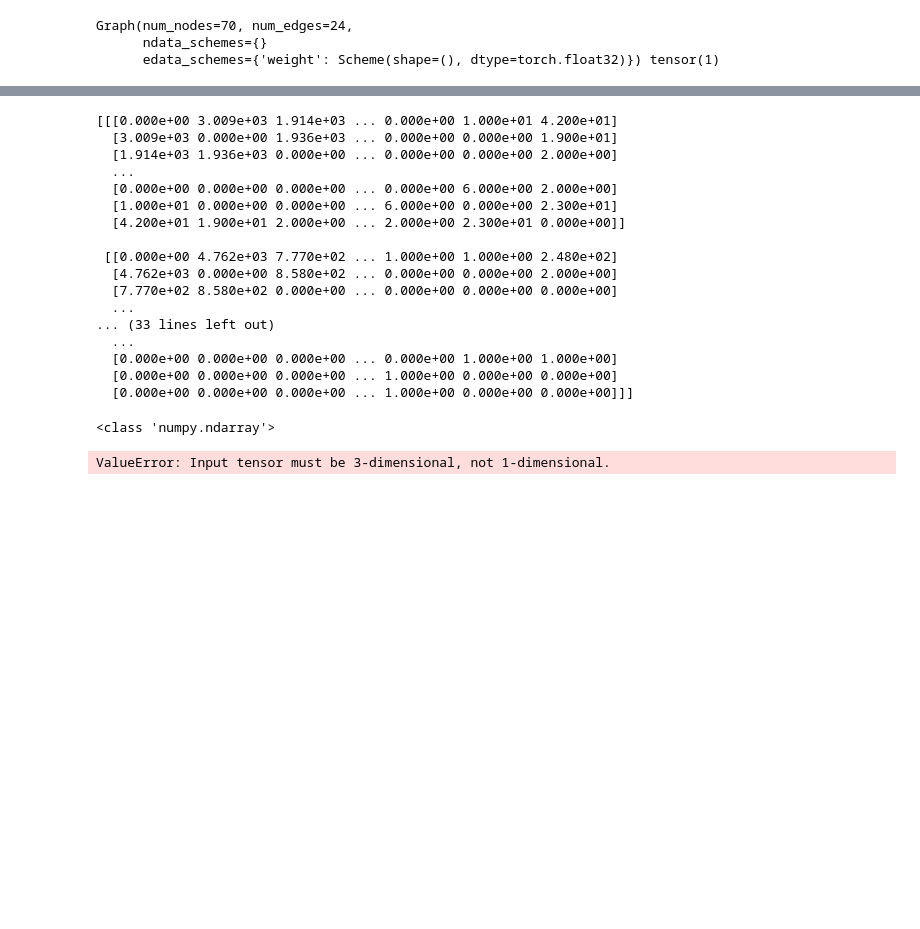
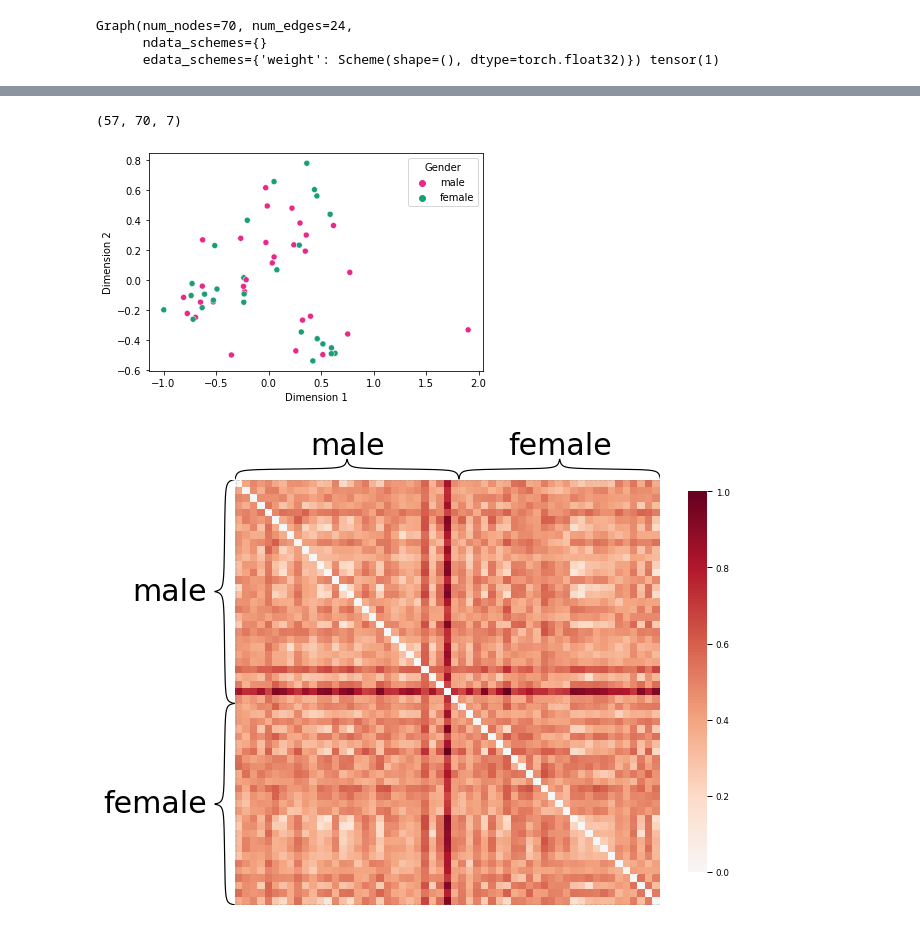
Before and after one commit to NeuroDataDesign/hyppo-2021-2022, a Jupyter notebook: Yingheng_Wang/simulation_BNU1.ipynb, the cells around one changed output, grey strips where cells are left out. Cells and saved outputs as stored; diff of their text form; code cells hidden in the pictures; blank space fills up the shorter version.

```diff
--- a/Yingheng_Wang/simulation_BNU1.ipynb
+++ b/Yingheng_Wang/simulation_BNU1.ipynb
@@ -150,45 +135,3 @@ ValueError: all input arrays must have the same shape
-# %%
-from graspologic.datasets import load_mice
-
-# Load the full mouse dataset
-mice = load_mice()
-
-# Stack all adjacency matrices in a 3D numpy array
-graphs = np.array(mice.graphs)
-
-# Get sample parameters
-n_subjects = mice.meta["n_subjects"]
-n_vertices = mice.meta["n_vertices"]
-
-# Split the set of graphs by genotype
-btbr = graphs[mice.labels == "BTBR"]
-b6 = graphs[mice.labels == "B6"]
-cast = graphs[mice.labels == "CAST"]
-dba2 = graphs[mice.labels == "DBA2"]
-
-connectomes = [btbr, b6, cast, dba2]
-# %% [output]
-[[[0.000e+00 3.009e+03 1.914e+03 ... 0.000e+00 1.000e+01 4.200e+01]
-  [3.009e+03 0.000e+00 1.936e+03 ... 0.000e+00 0.000e+00 1.900e+01]
-  [1.914e+03 1.936e+03 0.000e+00 ... 0.000e+00 0.000e+00 2.000e+00]
-  ...
-  [0.000e+00 0.000e+00 0.000e+00 ... 0.000e+00 6.000e+00 2.000e+00]
-  [1.000e+01 0.000e+00 0.000e+00 ... 6.000e+00 0.000e+00 2.300e+01]
-  [4.200e+01 1.900e+01 2.000e+00 ... 2.000e+00 2.300e+01 0.000e+00]]
-
- [[0.000e+00 4.762e+03 7.770e+02 ... 1.000e+00 1.000e+00 2.480e+02]
-  [4.762e+03 0.000e+00 8.580e+02 ... 0.000e+00 0.000e+00 2.000e+00]
-  [7.770e+02 8.580e+02 0.000e+00 ... 0.000e+00 0.000e+00 0.000e+00]
-  ...
-... (33 lines left out)
-  ...
-  [0.000e+00 0.000e+00 0.000e+00 ... 0.000e+00 1.000e+00 1.000e+00]
-  [0.000e+00 0.000e+00 0.000e+00 ... 1.000e+00 0.000e+00 0.000e+00]
-  [0.000e+00 0.000e+00 0.000e+00 ... 1.000e+00 0.000e+00 0.000e+00]]]
-# %%
-print(type(btbr[0]))
-# %% [output]
-<class 'numpy.ndarray'>
 # %%
 # Embed mice graphs
 # Single graph embedding
@@ -199,7 +142,38 @@ from graspologic.plot import pairplot
 
 # Jointly embed graphs using omnibus embedding
 embedder = OmnibusEmbed()
-omni_embedding = embedder.fit_transform(pos_adj_list)
+omni_embedding = embedder.fit_transform(adj_list)
 print(omni_embedding.shape)
 # %% [output]
-ValueError: Input tensor must be 3-dimensional, not 1-dimensional.
+(57, 70, 7)
+# %%
+from graspologic.embed import ClassicalMDS
+from graspologic.plot import heatmap
+
+# Further reduce embedding dimensionality using cMDS
+cmds = ClassicalMDS(2)
+cmds_embedding = cmds.fit_transform(omni_embedding)
+cmds_embedding = pd.DataFrame(cmds_embedding, columns=["Dimension 1", "Dimension 2"])
+cmds_embedding["Gender"] = labels
+
+# Embedding visualization
+sns.scatterplot(
+    x="Dimension 1",
+    y="Dimension 2",
+    hue="Gender",
+    data=cmds_embedding,
+    palette=["#e7298a", "#1b9e77"],
+)
+plt.show()
+
+# Find the dissimilarity between subjects' connectomes using the cMDS embedding
+dis = cmds.dissimilarity_matrix_
+scaled_dissimilarity = dis / np.max(dis)
+
+heatmap(scaled_dissimilarity,
+        context="paper",
+        inner_hier_labels=labels,)
+plt.show()
+# %% [output]
+[figure, added]
+[figure, added]
```
Also changed, not shown: parts of 1 cell of this notebook, 1 other file.
